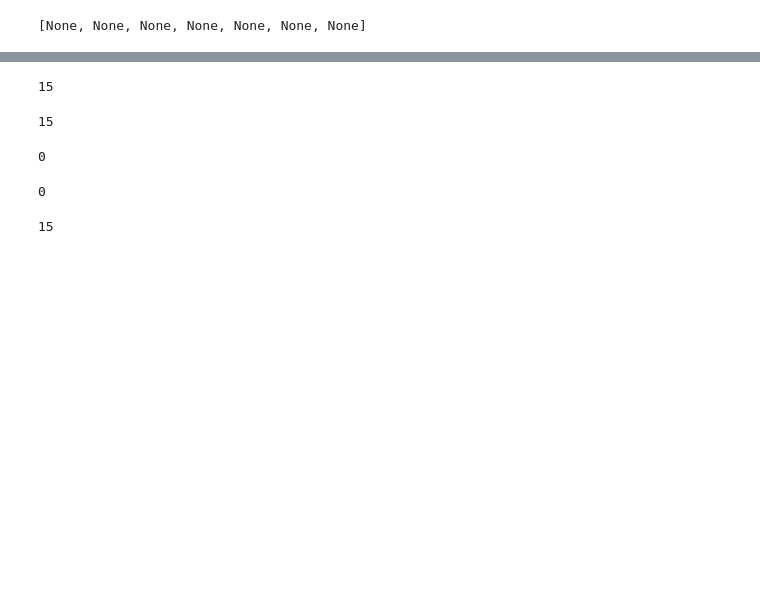
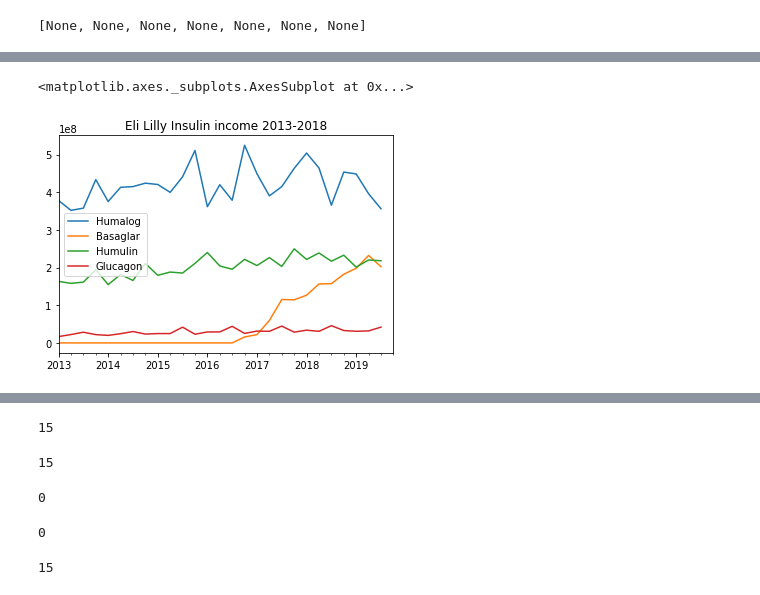
Before and after one commit to clayton-summitt/Insulin_pricing_trends, a Jupyter notebook: eli_lilly_profits.ipynb, the cells around one changed output, grey strips where cells are left out. Saved outputs shown, nothing was run; the diff lists cells and outputs as text; code cells hidden in the pictures; blank space fills up the shorter version.

```diff
--- a/eli_lilly_profits.ipynb
+++ b/eli_lilly_profits.ipynb
@@ -212,0 +148,6 @@ ValueError: At based indexing on an non-integer index can only have non-integer
+# %%
+ins_arr_list = []
+for i in range(len(insulins_us_qtr_ls)):
+    ins_arr_list.append(np.array(insulins_us_qtr_ls[i]).reshape(28,1))
+# %%
+insulins_array = np.hstack((ins_arr_list[0],ins_arr_list[1],ins_arr_list[2],ins_arr_list[3]))
@@ -212,0 +164,4 @@ ValueError: At based indexing on an non-integer index can only have non-integer
+# %%
+dat = np.array(pd.date_range(start = '1/1/2013', end = '12/31/2019', freq = "Q"))
+
+(ins_arr_list[0].shape)
@@ -212,0 +170,7 @@ ValueError: At based indexing on an non-integer index can only have non-integer
+# %%
+df = pd.DataFrame(insulins_array ,index = dat ,
+
+
+
+                  columns = ["Humalog","Basaglar", "Humulin","Glucagon"] )
+df
@@ -212,0 +195,7 @@ ValueError: At based indexing on an non-integer index can only have non-integer
+# %%
+df.plot(y=["Humalog","Basaglar", "Humulin","Glucagon"], use_index=True, title = "Eli Lilly Insulin income 2013-2018")
+
+#ax = sns.lineplot(x= df.index, y="Sales", data = df)
+# %% [output]
+<matplotlib.axes._subplots.AxesSubplot at 0x...>
+[figure, added]
```
Also changed, not shown: parts of 33 cells of this notebook, 3 other files.
